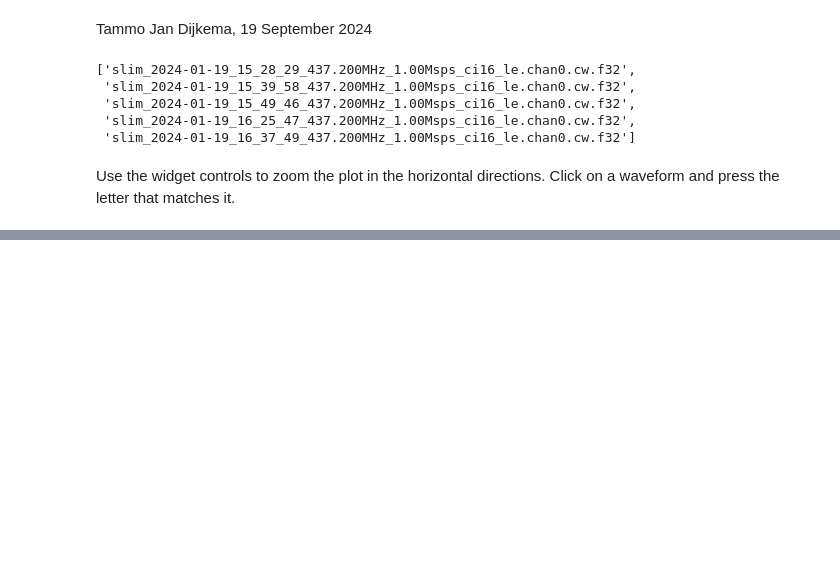
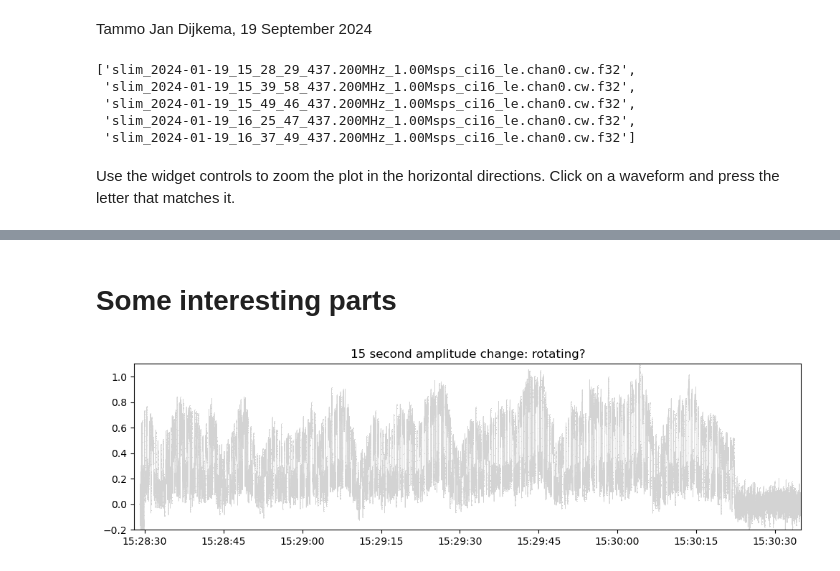
Before and after one commit to tammojan/lev1cw, a Jupyter notebook: annotate_cw.ipynb, the cells around one changed output, grey strips where cells are left out. Saved outputs shown, nothing was run; the diff lists cells and outputs as text; code cells hidden in the pictures; blank space fills up the shorter version.

```diff
--- a/annotate_cw.ipynb
+++ b/annotate_cw.ipynb
@@ -157,3 +160,16 @@ if False:  # Prevent accidentally overwriting a file
             print(a[1].strip(), end="")
             if a[1] == "K":
                 print()
+# %% [markdown]
+# Some interesting parts
+# %%
+%matplotlib inline
+fname = "slim_2024-01-19_15_28_29_437.200MHz_1.00Msps_ci16_le.chan0.cw.f32"
+start_time, duration_seconds, x, z = open_file(fname, cutoff=0.5)
+ax = make_plot(start_time, duration_seconds, x, None)
+annotations = read_annotations(fname)
+ax.set_xlim(datetime(2024, 1, 19, 15, 28, 28), datetime(2024, 1, 19, 15, 30, 35))
+ax.set_title("15 second amplitude change: rotating?");
+ax.set_ylim(-0.2, 1.1);
+# %% [output]
+[figure, added]
```
Also changed, not shown: parts of 15 cells of this notebook, 1 other file.
